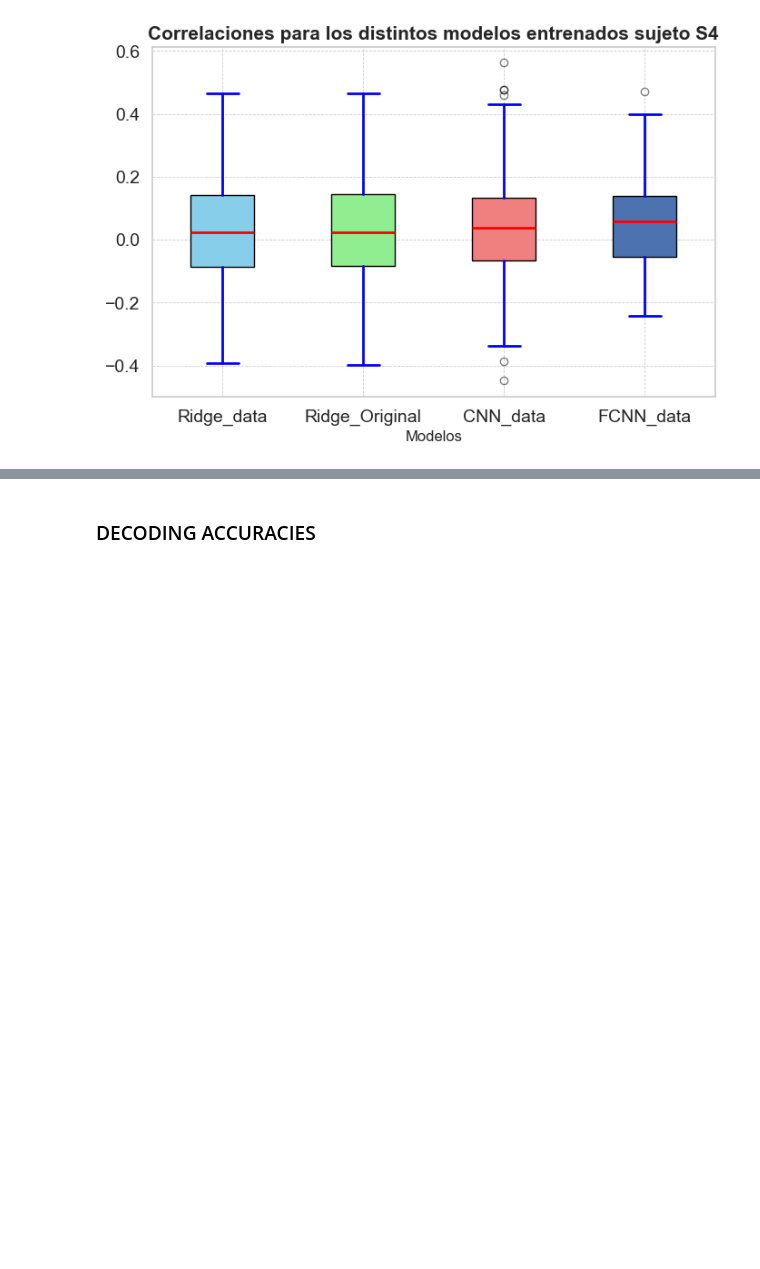
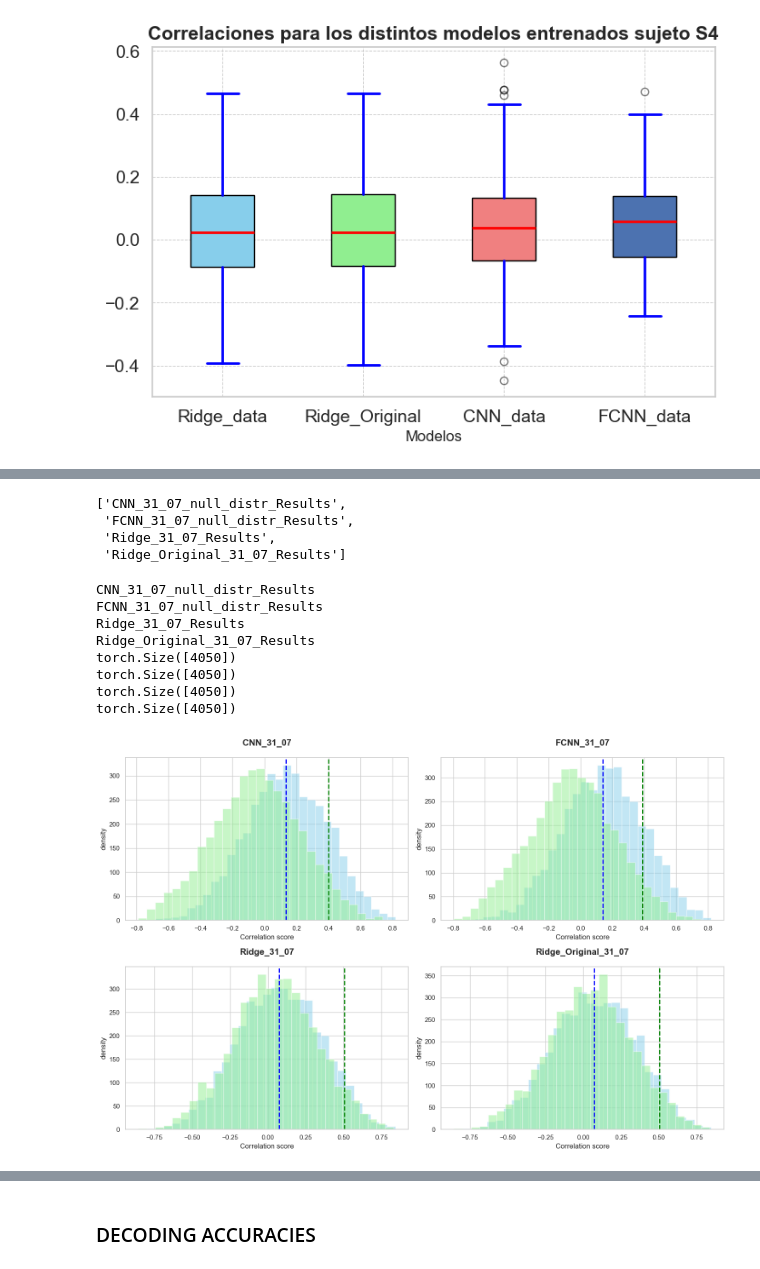
Before and after one commit to garcesote/DNN_AAD, a Jupyter notebook: visualize.ipynb, the cells around one changed output, grey strips where cells are left out. Drawn from its saved outputs; the diff is of its cells as text; code cells hidden in the pictures; blank space fills up the shorter version.

Commit message:
null distribution

```diff
--- a/visualize.ipynb
+++ b/visualize.ipynb
@@ -543,0 +529,7 @@ plt.show()
+# %%
+null_dst_path = 'Results/eval_metrics_nd'
+eval_path = 'Results/eval_metrics'
+
+file_list = os.listdir(null_dst_path)
+datasets = file_list
+datasets
@@ -543,0 +538,72 @@ plt.show()
+# %%
+# SELECCIONO EL DATASET
+dataset = datasets[0]
+path = os.path.join(null_dst_path, dataset)
+file_list = os.listdir(path)
+file_list
+# %% [output]
+['CNN_31_07_null_distr_Results',
+ 'FCNN_31_07_null_distr_Results',
+ 'Ridge_31_07_Results',
+ 'Ridge_Original_31_07_Results']
+# %%
+results = {}
+
+# Load data from the folder of results
+for file in file_list:
+    print(file)
+    str_chunks = file.split('_')
+    if str_chunks[1].isdigit():
+        model = str_chunks[0]
+        date = str_chunks[1] + '_' + str_chunks[2]
+    # case ridge_original
+    else:
+        model = str_chunks[0] + '_' + str_chunks[1]
+        date = str_chunks[2] + '_' + str_chunks[3]
+
+    null_dst_results = json.load(open(os.path.join(null_dst_path,dataset,file),'r'))
+    key = model + '_' + date
+    eval_results = json.load(open(os.path.join(eval_path,dataset,key+'_Results'),'r'))
+    # cat the info for all the subjects
+    null_dst_cat = torch.cat([torch.tensor(results) for results in list(null_dst_results.values())])
+    eval_cat = torch.cat([torch.tensor(results) for results in list(eval_results.values())])
+    results[key] = eval_cat, null_dst_cat
+
+n_plots = len(results)
+
+# Calcular el número de filas necesarias
+n_rows = (n_plots + 1) // 2
+
+fig, axs = plt.subplots(nrows=n_rows, ncols = 2, figsize = (15, 5*n_rows))
+
+# aplanamiento para acceso facil, no por columnas o por filas
+axs = axs.flatten()
+
+for n, (key, value) in enumerate(results.items()):
+
+    eval_results, nd_results = value[0], value[1]
+    percentile = np.percentile(nd_results, 95)
+    print(eval_results.shape)
+    mean = torch.mean(eval_results)
+
+    axs[n].hist(eval_results, bins = 30, alpha= 0.5, color='skyblue', label='eval_results')
+    axs[n].hist(nd_results, bins = 30, alpha= 0.5, color='lightgreen', label='nd_results')
+    axs[n].axvline(mean, color='blue', linestyle='dashed', linewidth = 2, label='mean')
+    axs[n].axvline(percentile, color='green', linestyle='dashed', linewidth = 2, label='percentile')
+
+    # Añadir título y etiquetas
+    axs[n].set_title(key, fontsize=15, fontweight='bold', pad=20)
+    axs[n].set_xlabel('Correlation score', fontsize=12)
+    axs[n].set_ylabel('density')
+
+plt.tight_layout()
+# %% [output]
+CNN_31_07_null_distr_Results
+FCNN_31_07_null_distr_Results
+Ridge_31_07_Results
+Ridge_Original_31_07_Results
+torch.Size([4050])
+torch.Size([4050])
+torch.Size([4050])
+torch.Size([4050])
+[figure, added]
```
Also changed, not shown: parts of 10 cells of this notebook, 6 other files.
